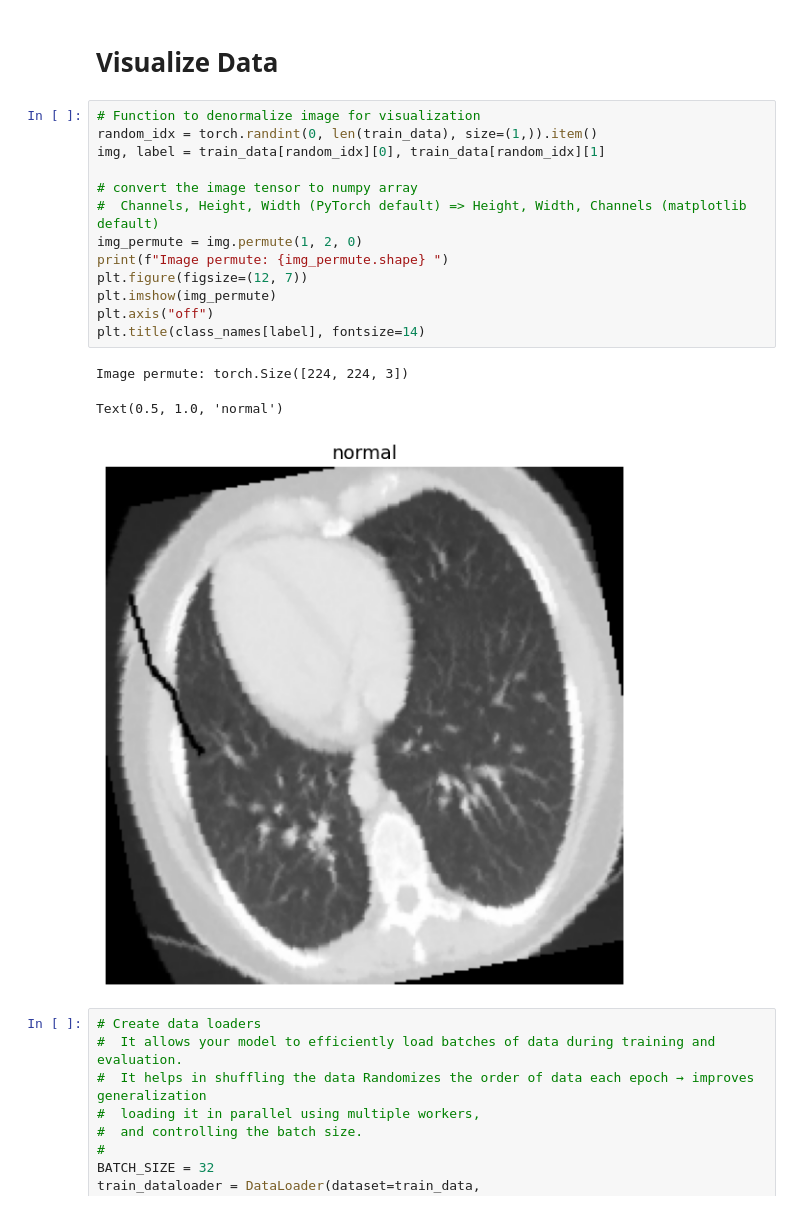
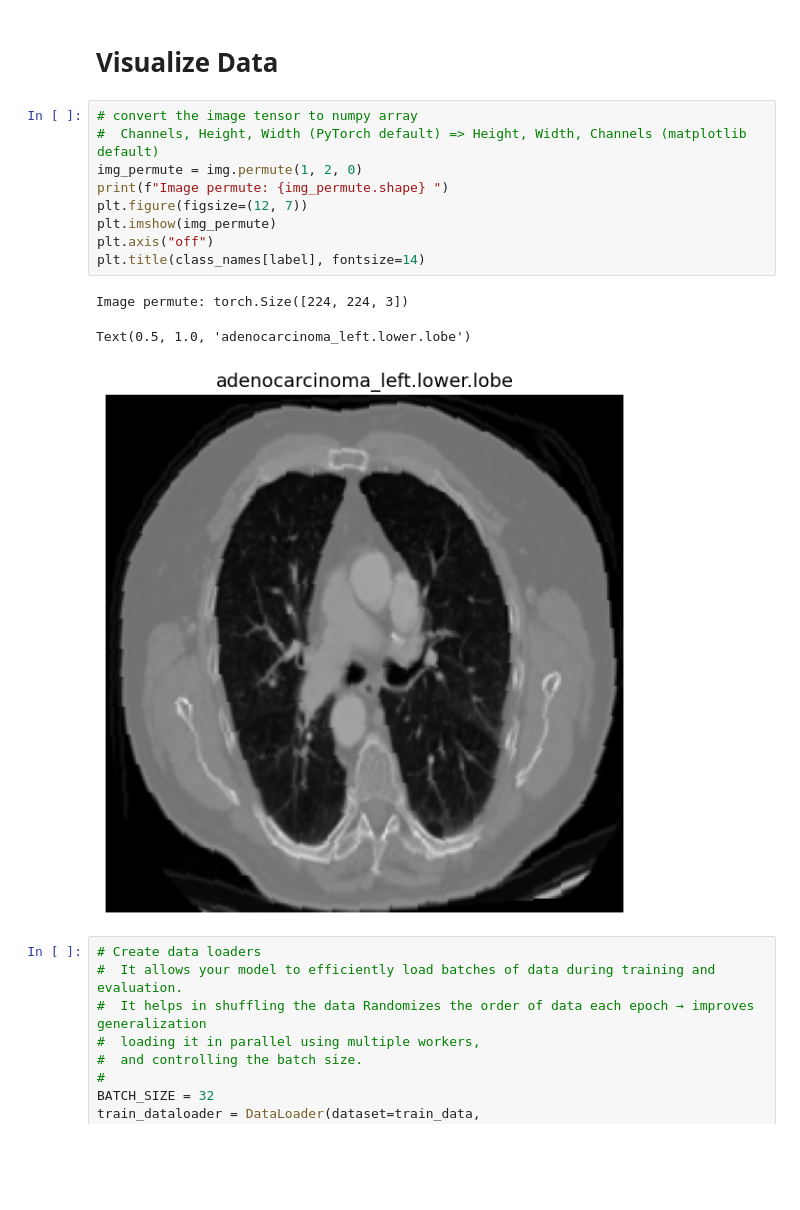
Before and after one commit to zyaddmostafa/graduation-project-depi, a Jupyter notebook: chest.ipynb/chest-ctscan-pytorch-classification (1).ipynb, the cells around one changed output. Cells and saved outputs as stored; diff of their text form; blank space fills up the shorter version.

Commit message:
Implement code changes to enhance functionality and improve performance

```diff
--- a/chest.ipynb/chest-ctscan-pytorch-classification (1).ipynb
+++ b/chest.ipynb/chest-ctscan-pytorch-classification (1).ipynb
@@ -207,22 +207,18 @@ Class name: adenocarcinoma_left.lower.lobe
 # %% [markdown]
 # Visualize Data
 # %%
-# Function to denormalize image for visualization
-random_idx = torch.randint(0, len(train_data), size=(1,)).item()
-img, label = train_data[random_idx][0], train_data[random_idx][1]
-
 # convert the image tensor to numpy array
 #  Channels, Height, Width (PyTorch default) => Height, Width, Channels (matplotlib  default)
 img_permute = img.permute(1, 2, 0)
 print(f"Image permute: {img_permute.shape} ")
 plt.figure(figsize=(12, 7))
 plt.imshow(img_permute)
 plt.axis("off")
 plt.title(class_names[label], fontsize=14)
 # %% [output]
 Image permute: torch.Size([224, 224, 3])
-Text(0.5, 1.0, 'normal')
+Text(0.5, 1.0, 'adenocarcinoma_left.lower.lobe')
-[figure, old version]
+[figure, new version]
 # %%
 # Create data loaders
 #  It allows your model to efficiently load batches of data during training and evaluation.
```
Also changed, not shown: parts of 6 cells of this notebook, 1 other file.
